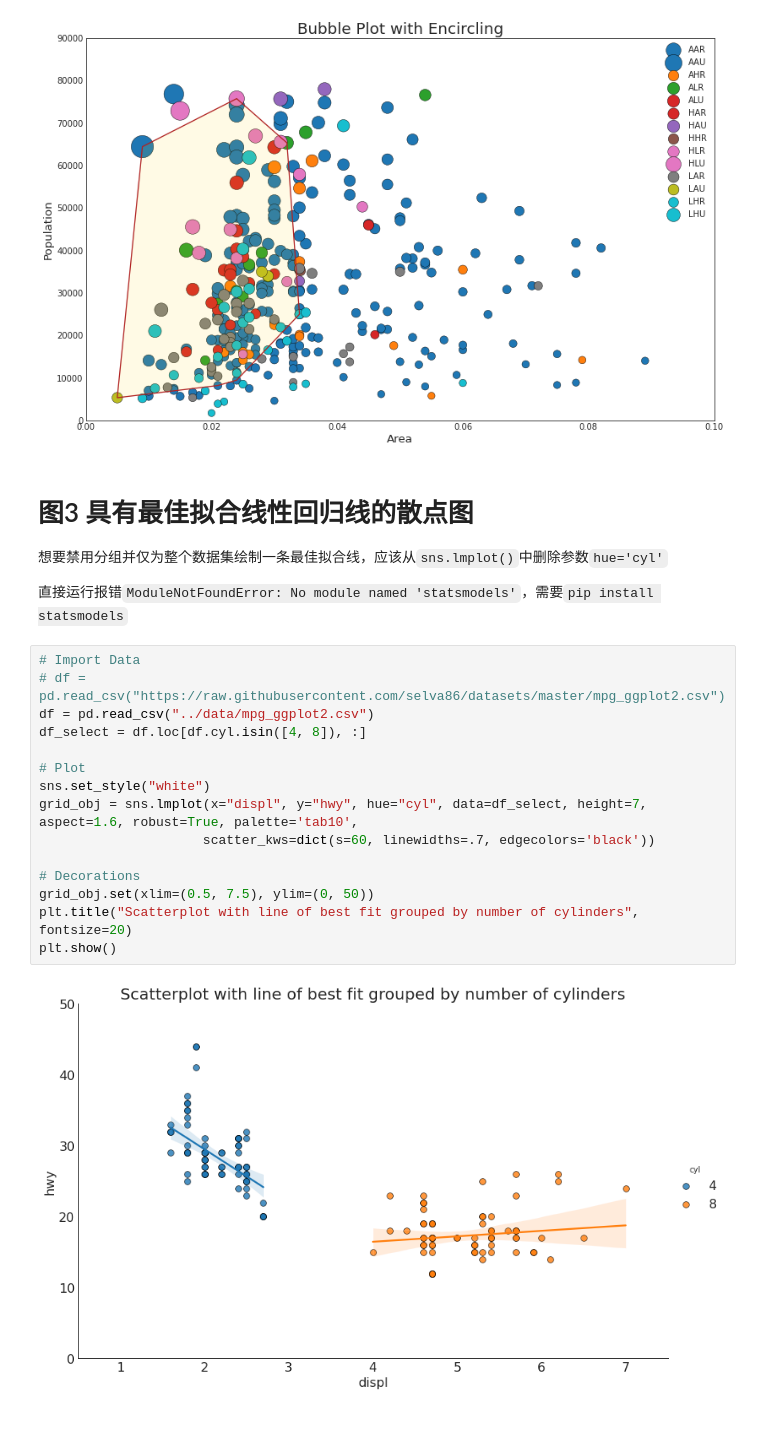
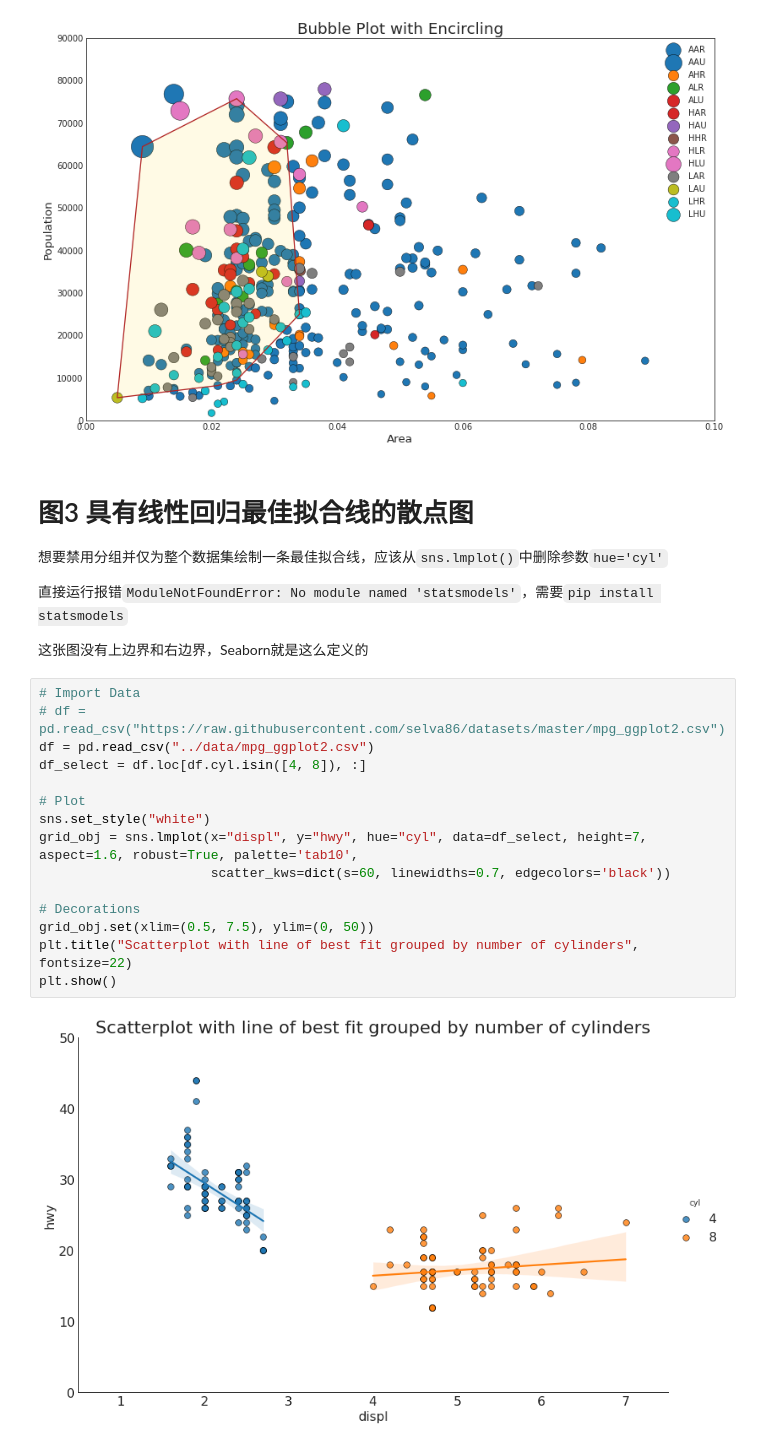
Before and after one commit to BlankSpacePlus/python-matplotlib-top-50, a Jupyter notebook: src/main.ipynb, the cells around one changed output. Saved outputs shown, nothing was run; the diff lists cells and outputs as text.

```diff
--- a/src/main.ipynb
+++ b/src/main.ipynb
@@ -115,25 +115,27 @@ plt.show()
 # %% [output]
 [figure]
 # %% [markdown]
-# 图3 具有最佳拟合线性回归线的散点图
+# 图3 具有线性回归最佳拟合线的散点图
 
 想要禁用分组并仅为整个数据集绘制一条最佳拟合线，应该从`sns.lmplot()`中删除参数`hue='cyl'`
 
 直接运行报错`ModuleNotFoundError: No module named 'statsmodels'`，需要`pip install statsmodels`
+
+这张图没有上边界和右边界，Seaborn就是这么定义的
 # %%
 # Import Data
 # df = pd.read_csv("https://raw.githubusercontent.com/selva86/datasets/master/mpg_ggplot2.csv")
 df = pd.read_csv("../data/mpg_ggplot2.csv")
 df_select = df.loc[df.cyl.isin([4, 8]), :]
 
 # Plot
 sns.set_style("white")
 grid_obj = sns.lmplot(x="displ", y="hwy", hue="cyl", data=df_select, height=7, aspect=1.6, robust=True, palette='tab10',
-                     scatter_kws=dict(s=60, linewidths=.7, edgecolors='black'))
+                      scatter_kws=dict(s=60, linewidths=0.7, edgecolors='black'))
 
 # Decorations
 grid_obj.set(xlim=(0.5, 7.5), ylim=(0, 50))
-plt.title("Scatterplot with line of best fit grouped by number of cylinders", fontsize=20)
+plt.title("Scatterplot with line of best fit grouped by number of cylinders", fontsize=22)
 plt.show()
 # %% [output]
-[figure, old version]
+[figure, new version]
```
Also changed, not shown: parts of 37 cells of this notebook.
